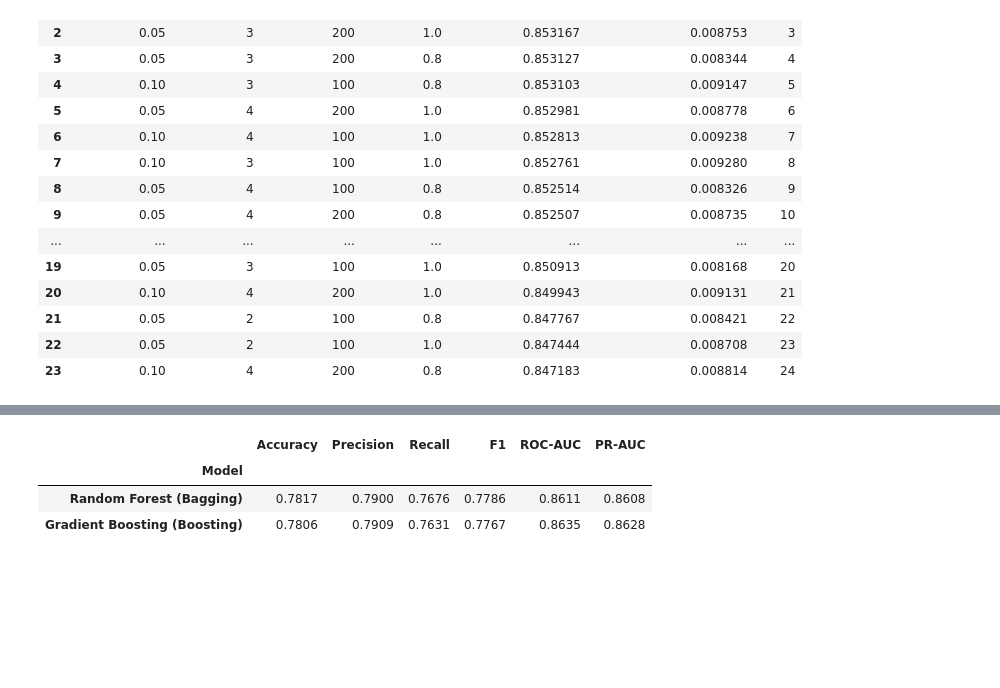
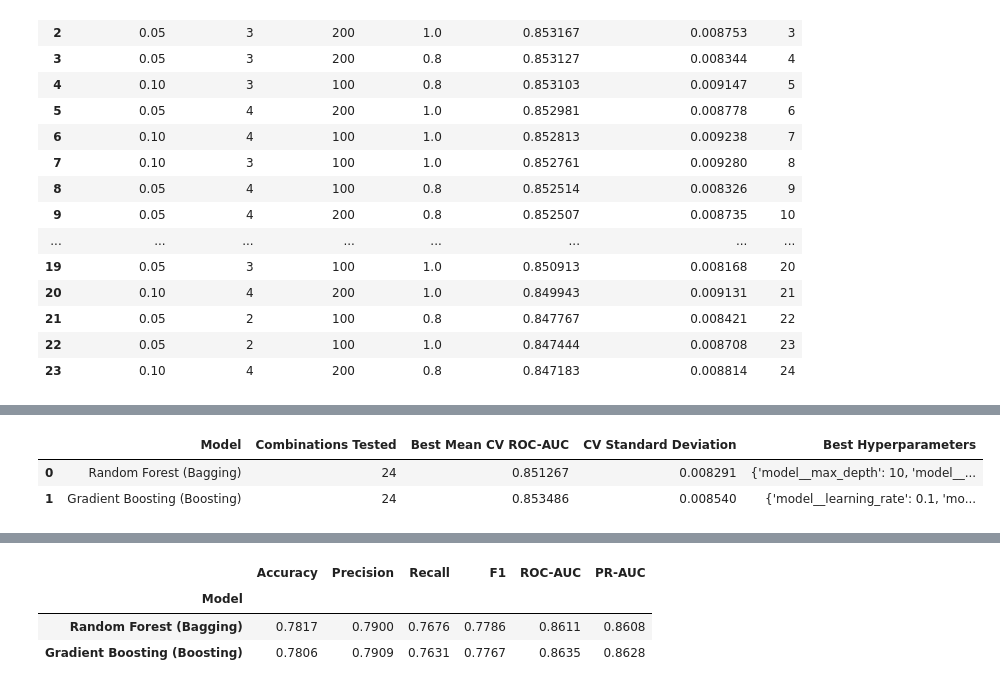
Before and after one commit to natalie-s11/DS4021-Final-Project, a Jupyter notebook: Notebooks/Individual Student Work/Student2.ipynb, the cells around one changed output, grey strips where cells are left out. Saved outputs shown, nothing was run; the diff lists cells and outputs as text; code cells hidden in the pictures; blank space fills up the shorter version.

```diff
--- a/Notebooks/Individual Student Work/Student2.ipynb
+++ b/Notebooks/Individual Student Work/Student2.ipynb
@@ -214 +261,18 @@ plt.show()
+# %%
+# summary of the hyperparameter searches
+search_summary = pd.DataFrame({
+    'Model': ['Random Forest (Bagging)', 'Gradient Boosting (Boosting)'],
+    'Combinations Tested': [len(rf_grid.cv_results_['params']),
+                            len(gb_grid.cv_results_['params'])],
+    'Best Mean CV ROC-AUC': [rf_grid.best_score_, gb_grid.best_score_],
+    'CV Standard Deviation': [rf_grid.cv_results_['std_test_score'][rf_grid.best_index_],
+                              gb_grid.cv_results_['std_test_score'][gb_grid.best_index_]],
+    'Best Hyperparameters': [rf_grid.best_params_, gb_grid.best_params_]
+})
+
+search_summary
+# %% [output]
+|  | Model | Combinations Tested | Best Mean CV ROC-AUC | CV Standard Deviation | Best Hyperparameters |
+| 0 | Random Forest (Bagging) | 24 | 0.851267 | 0.008291 | {'model__max_depth': 10, 'model__... |
+| 1 | Gradient Boosting (Boosting) | 24 | 0.853486 | 0.008540 | {'model__learning_rate': 0.1, 'mo... |
 # %% [markdown]
```
Also changed, not shown: parts of 21 cells of this notebook.
